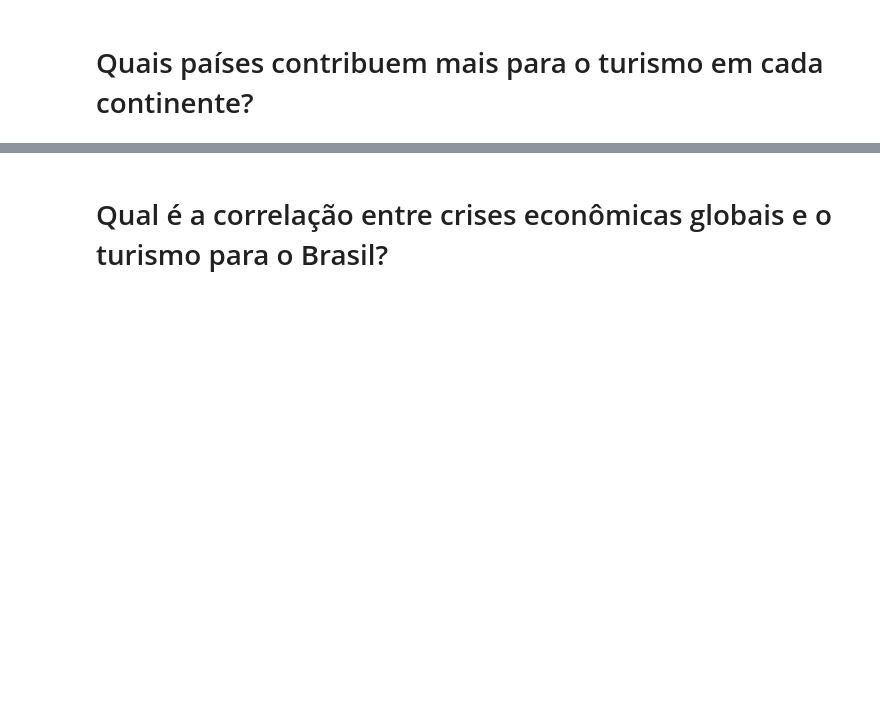
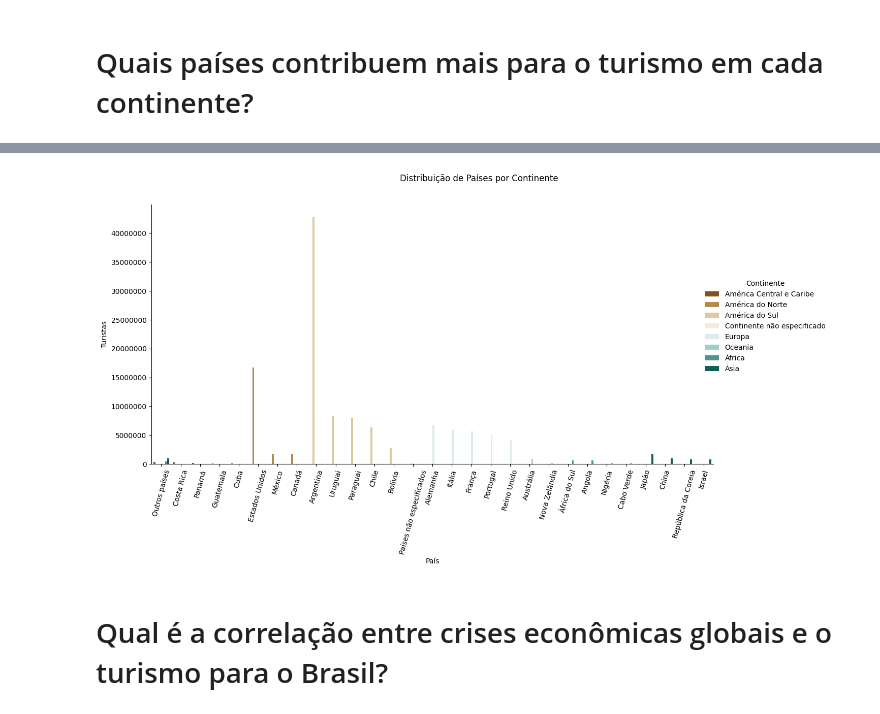
Before and after one commit to MatheusSantos3/Analise_Imigracao_Brasil, a Jupyter notebook: Análise_Turismo_Brasil.ipynb, the cells around one changed output, grey strips where cells are left out. Saved outputs shown, nothing was run; the diff lists cells and outputs as text; code cells hidden in the pictures; blank space fills up the shorter version.

```diff
--- a/Análise_Turismo_Brasil.ipynb
+++ b/Análise_Turismo_Brasil.ipynb
@@ -626,0 +630,4 @@ plt.show()
+# %%
+cont_pais = df[['País', 'Chegadas', 'Continente']].groupby(['País', 'Continente'])['Chegadas'].sum().reset_index()
+
+cont_pais
@@ -626,0 +648,3 @@ plt.show()
+# %%
+top_cont_pais = cont_pais.groupby(['Continente']).apply(lambda x: x.nlargest(5, 'Chegadas')).reset_index(drop=True)
+top_cont_pais
@@ -627,2 +669,14 @@ plt.show()
+# %%
+graf1 = sns.catplot(data=top_cont_pais, y='Chegadas', x= 'País', hue='Continente', kind='bar', height=6, aspect=2, palette='BrBG')
+graf1.ax.ticklabel_format(style='plain', axis='y')
+graf1.fig.suptitle('Distribuição de Países por Continente', y=1.05)
+graf1.set_axis_labels('País', 'Turistas')
+graf1._legend.set_title('Continente')
+graf1.set_xticklabels(rotation=75)
+graf1._legend.set_bbox_to_anchor((1,0.8))
+
+plt.show()
+# %% [output]
+[figure, added]
 # %% [markdown]
 # Qual é a correlação entre crises econômicas globais e o turismo para o Brasil?
```
Also changed, not shown: parts of 20 cells of this notebook.
